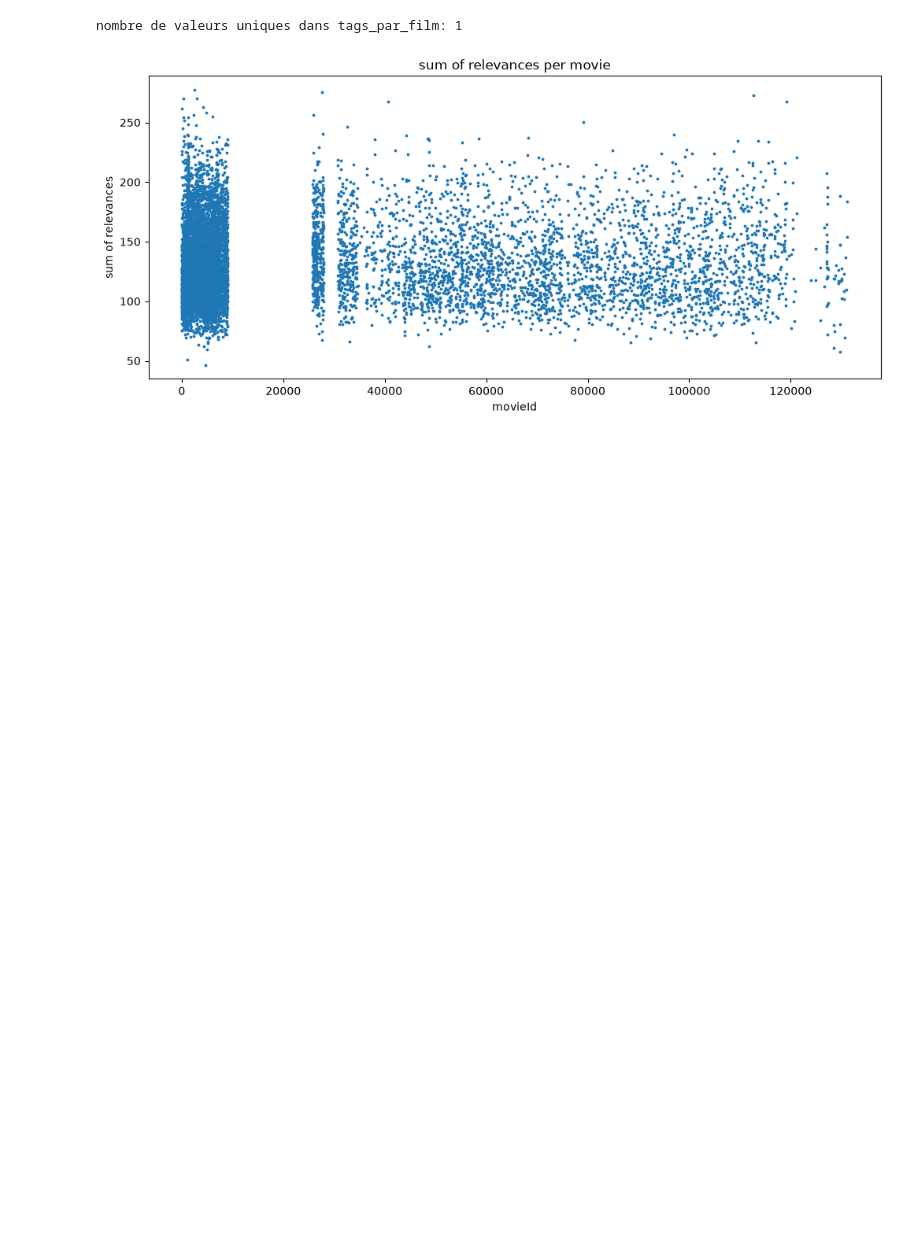
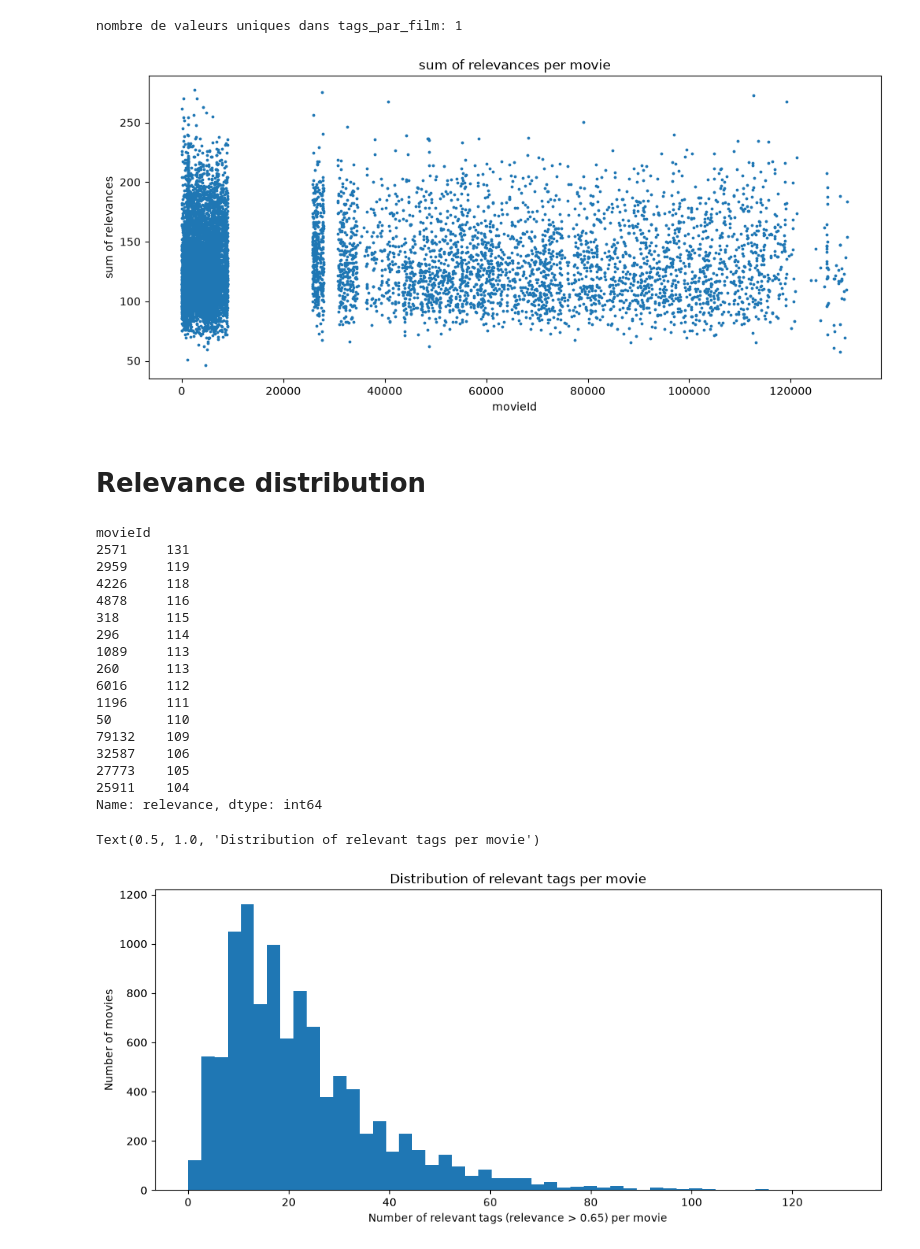
Before and after one commit to DataScientest-Studio/jun26_reco_systeme, a Jupyter notebook: notebooks/genome_scores_data_exploration.ipynb, the cells around one changed output. Drawn from its saved outputs; the diff is of its cells as text; code cells hidden in the pictures; blank space fills up the shorter version.

```diff
--- a/notebooks/genome_score_data_exploration.ipynb
+++ b/notebooks/genome_scores_data_exploration.ipynb
@@ -54,3 +54,33 @@ plt.title("sum of relevances per movie")
 plt.show()
 # %% [output]
 [figure]
+# %% [markdown]
+# Relevance distribution
+# %%
+relevances_movies_df = (genome_scores_df['relevance']>0.65).groupby(genome_scores_df['movieId']).sum().sort_values(ascending=False)
+print(relevances_movies_df.head(15))
+plt.figure(figsize = (12,5))
+plt.hist(relevances_movies_df.values, bins=50)
+plt.xlabel("Number of relevant tags (relevance > 0.65) per movie")
+plt.ylabel("Number of movies")
+plt.title("Distribution of relevant tags per movie")
+# %% [output]
+movieId
+2571     131
+2959     119
+4226     118
+4878     116
+318      115
+296      114
+1089     113
+260      113
+6016     112
+1196     111
+50       110
+79132    109
+32587    106
+27773    105
+25911    104
+Name: relevance, dtype: int64
+Text(0.5, 1.0, 'Distribution of relevant tags per movie')
+[figure, added]
```
Also changed, not shown: parts of 4 cells of this notebook, 5 other files.
